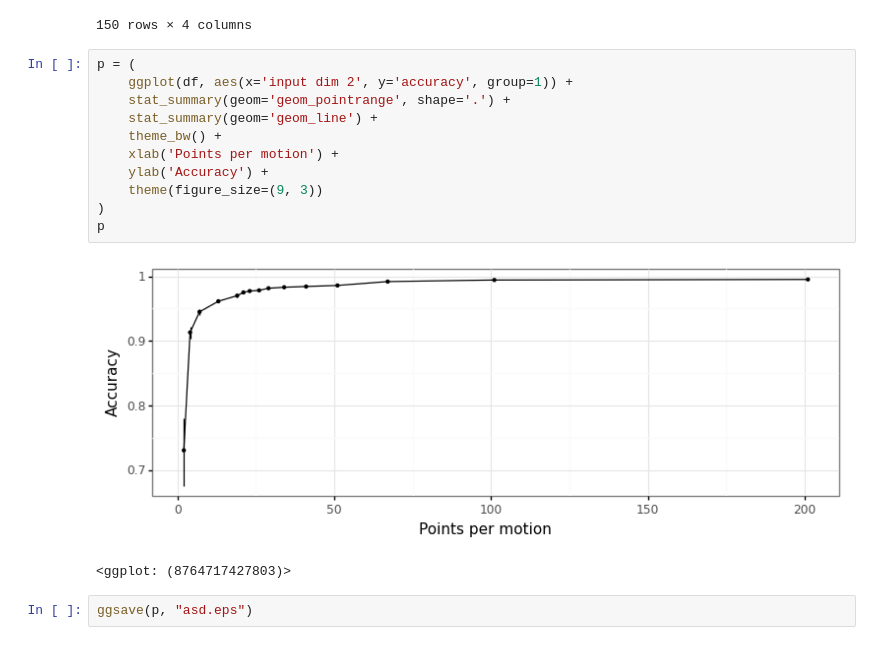
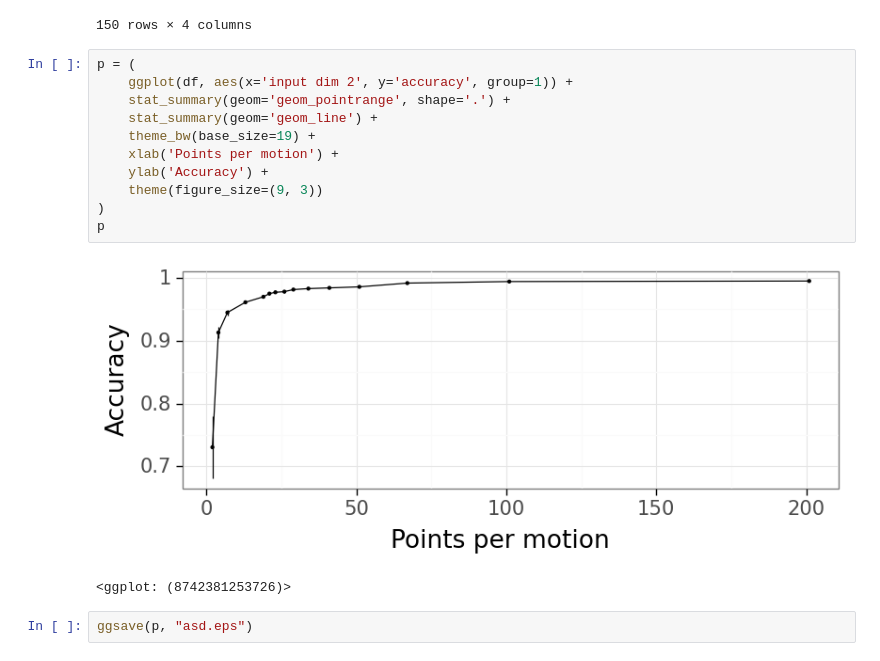
Before and after one commit to vrodriguezf/mlchaos, a Jupyter notebook: nbs/_draftsheet.ipynb, the cells around one changed output. Drawn from its saved outputs; the diff is of its cells as text.

```diff
--- a/nbs/_draftsheet.ipynb
+++ b/nbs/_draftsheet.ipynb
@@ -176,17 +176,17 @@ df
 # %%
 p = (
     ggplot(df, aes(x='input dim 2', y='accuracy', group=1)) +
     stat_summary(geom='geom_pointrange', shape='.') +
     stat_summary(geom='geom_line') +
-    theme_bw() +
+    theme_bw(base_size=19) +
     xlab('Points per motion') +
     ylab('Accuracy') +
     theme(figure_size=(9, 3))
 )
 p
 # %% [output]
-[figure, old version]
+[figure, new version]
-<ggplot: (8764717427803)>
+<ggplot: (8742381253726)>
 # %%
 ggsave(p, "asd.eps")
 # %% [markdown]
```
Also changed, not shown: parts of 6 cells of this notebook, 4 other files.
